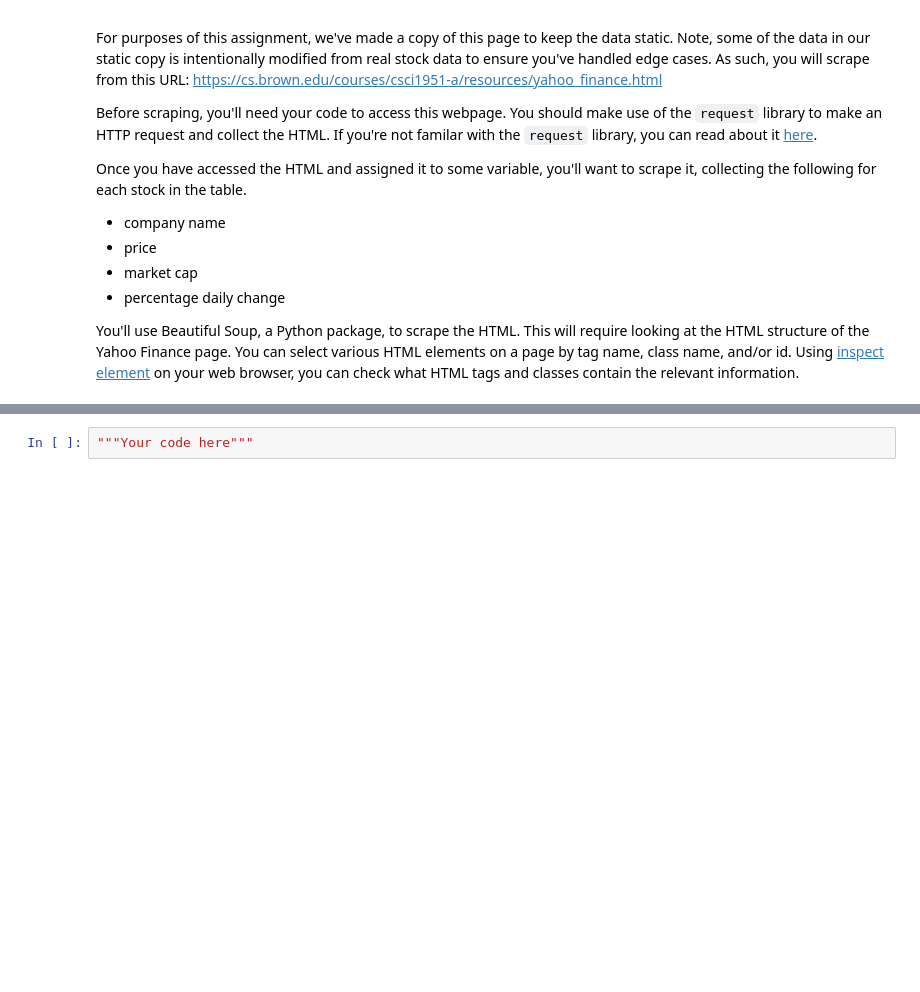
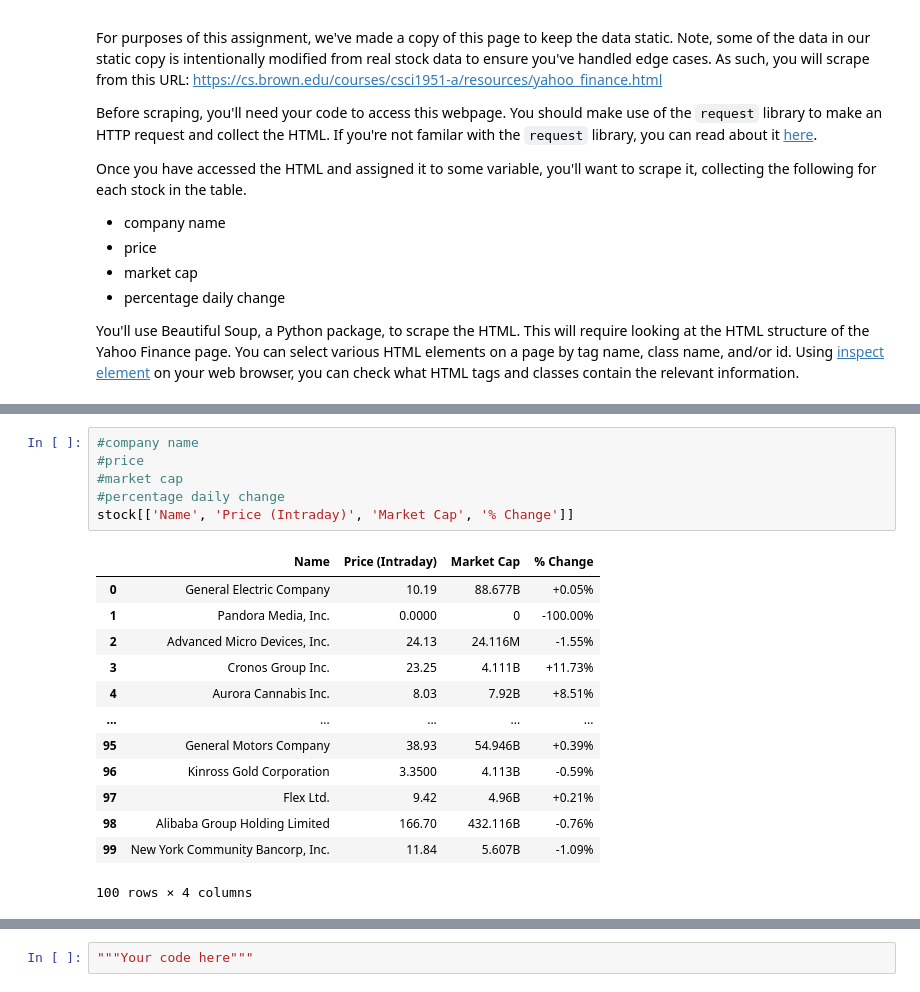
Before and after one commit to mlqmlq/STAT628, a Jupyter notebook: _site/assets/notebooks/webcrawling.ipynb, the cells around one changed output, grey strips where cells are left out. Saved outputs shown, nothing was run; the diff lists cells and outputs as text; blank space fills up the shorter version.

```diff
--- a/_site/assets/notebooks/webcrawling.ipynb
+++ b/_site/assets/notebooks/webcrawling.ipynb
@@ -256,0 +320,20 @@ You'll use Beautiful Soup, a Python package, to scrape the HTML. This will requi
+# %%
+#company name
+#price
+#market cap
+#percentage daily change
+stock[['Name', 'Price (Intraday)', 'Market Cap', '% Change']]
+# %% [output]
+|  | Name | Price (Intraday) | Market Cap | % Change |
+| 0 | General Electric Company | 10.19 | 88.677B | +0.05% |
+| 1 | Pandora Media, Inc. | 0.0000 | 0 | -100.00% |
+| 2 | Advanced Micro Devices, Inc. | 24.13 | 24.116M | -1.55% |
+| 3 | Cronos Group Inc. | 23.25 | 4.111B | +11.73% |
+| 4 | Aurora Cannabis Inc. | 8.03 | 7.92B | +8.51% |
+| ... | ... | ... | ... | ... |
+| 95 | General Motors Company | 38.93 | 54.946B | +0.39% |
+| 96 | Kinross Gold Corporation | 3.3500 | 4.113B | -0.59% |
+| 97 | Flex Ltd. | 9.42 | 4.96B | +0.21% |
+| 98 | Alibaba Group Holding Limited | 166.70 | 432.116B | -0.76% |
+| 99 | New York Community Bancorp, Inc. | 11.84 | 5.607B | -1.09% |
+100 rows × 4 columns
```
Also changed, not shown: parts of 40 cells of this notebook, 6 other files.
